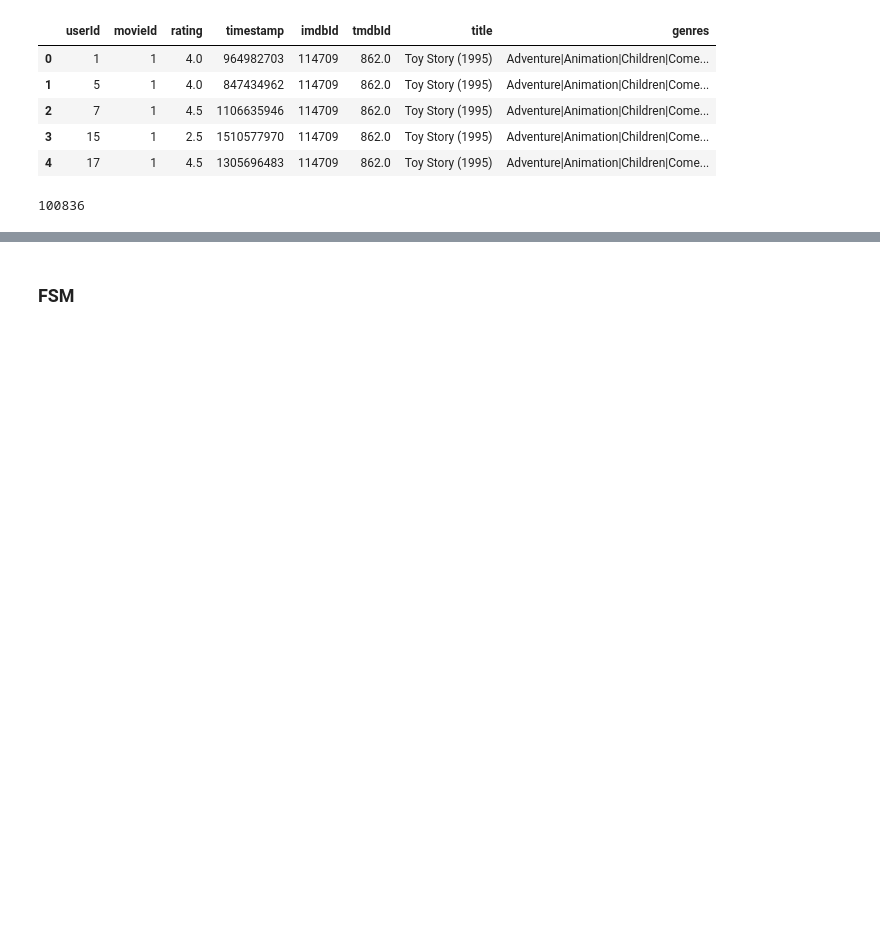
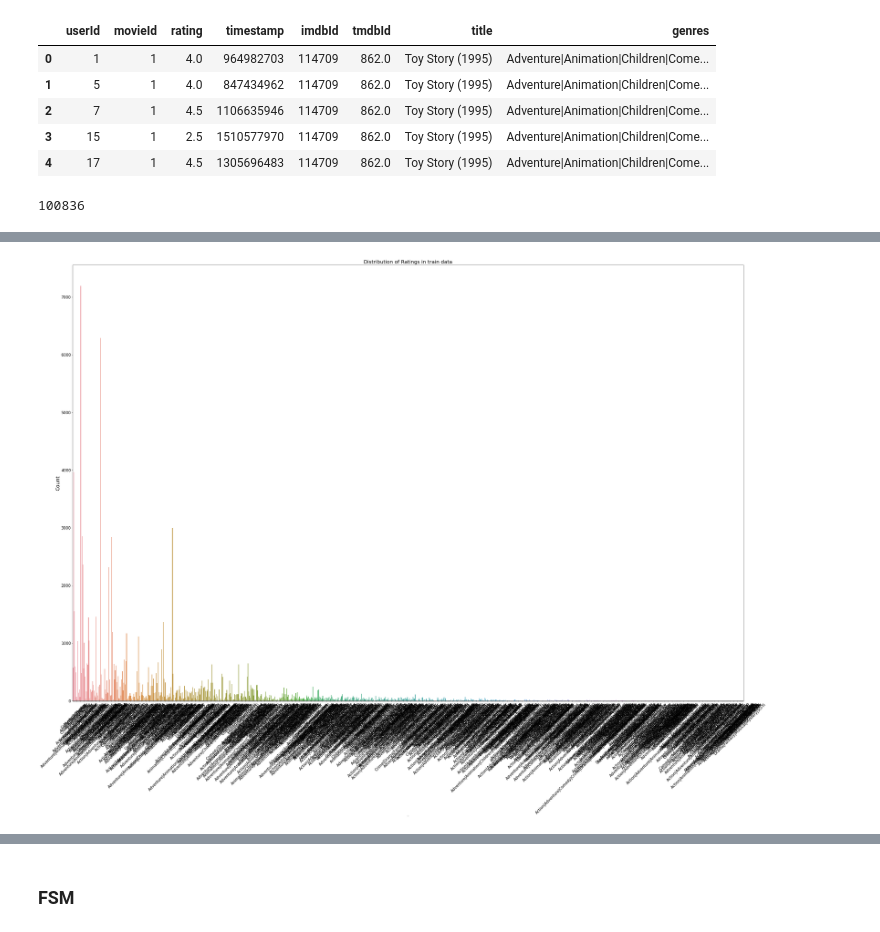
Before and after one commit to SinShady/Movie-Recommender, a Jupyter notebook: notebooks/exploratory/Will_indexs/wills_eda_small.ipynb, the cells around one changed output, grey strips where cells are left out. Saved outputs shown, nothing was run; the diff lists cells and outputs as text; code cells hidden in the pictures; blank space fills up the shorter version.

```diff
--- a/notebooks/exploratory/Will_indexs/wills_eda_small.ipynb
+++ b/notebooks/exploratory/Will_indexs/wills_eda_small.ipynb
@@ -97,0 +107,13 @@ movie_ratings.head()
+# %%
+plt.figure(figsize = (48, 32))
+ax = sns.countplot(x="genres", data=movie_ratings)
+#ax.set_yticklabels([changingLabels(num) for num in ax.get_yticks()])
+
+plt.tick_params(labelsize = 15)
+plt.title("Distribution of Ratings in train data", fontsize = 20)
+plt.xlabel("Genres", fontsize = 2)
+plt.ylabel("Count", fontsize = 20)
+plt.xticks(rotation=45)
+plt.show()
+# %% [output]
+[figure, added]
```
Also changed, not shown: parts of 28 cells of this notebook.
